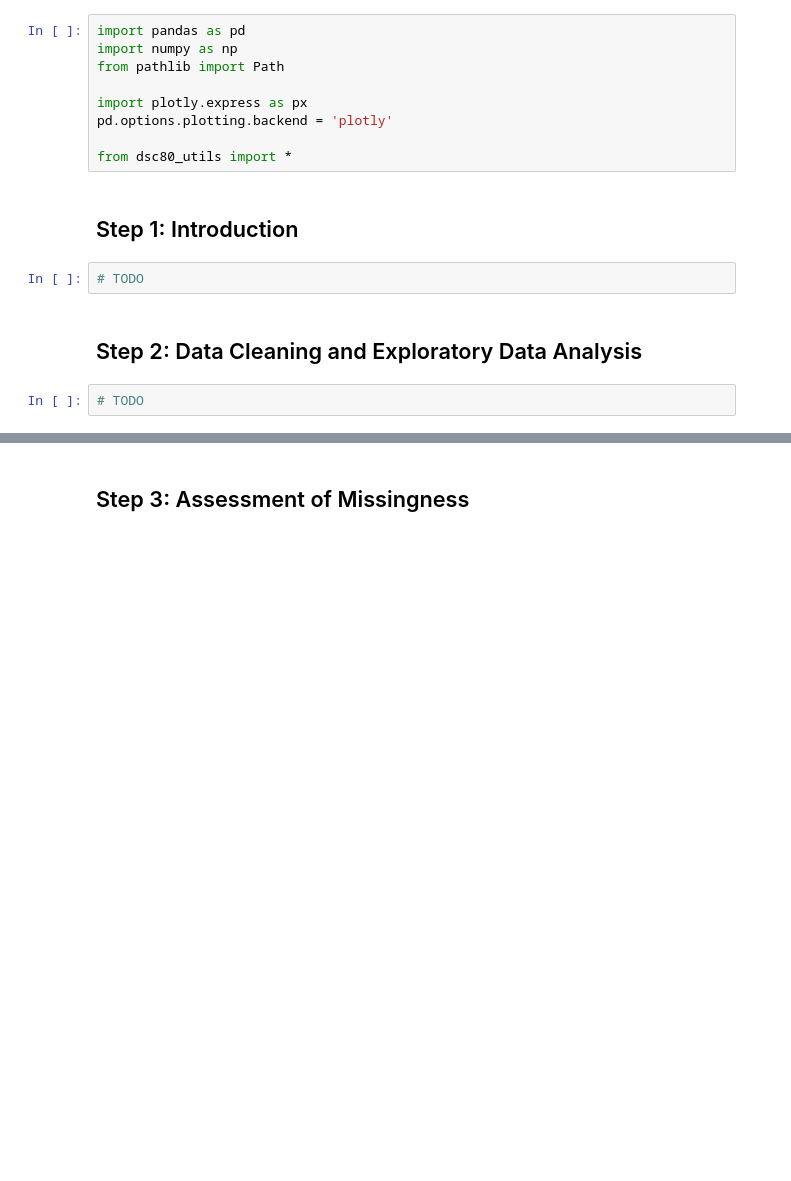
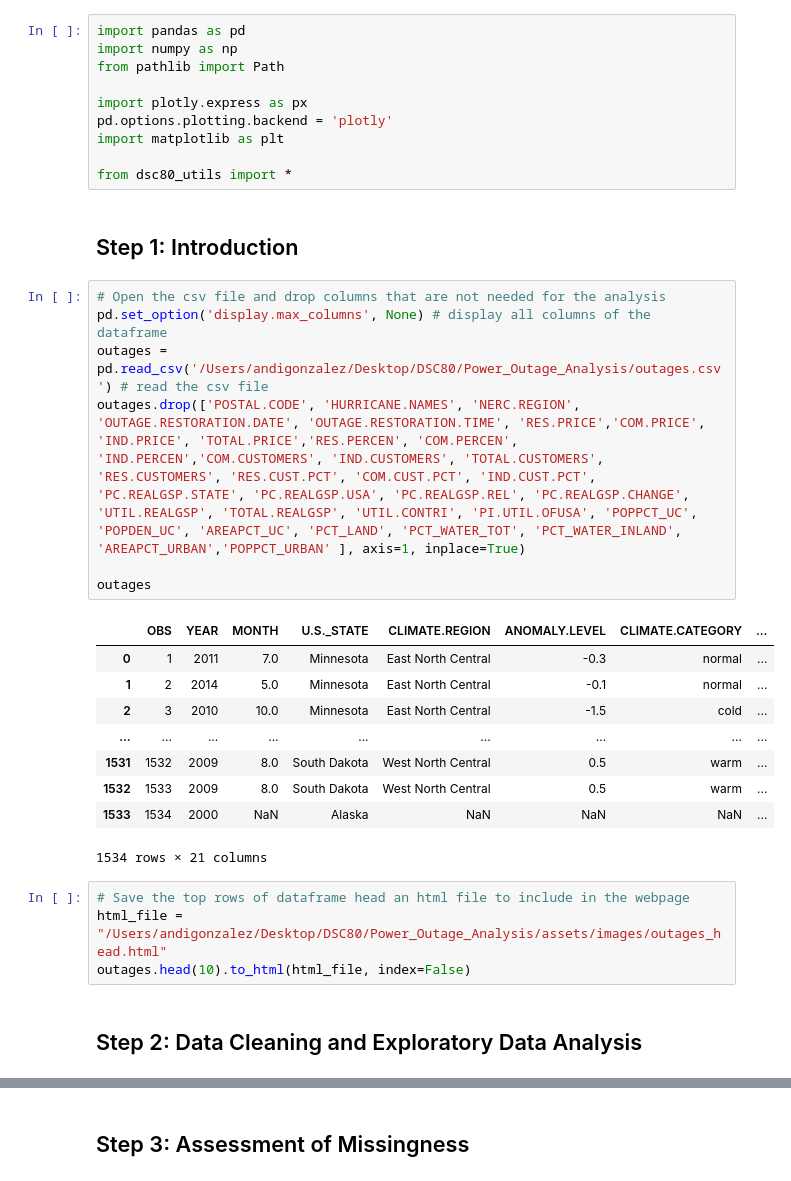
Before and after one commit to andiigonzalez/Power_Outage_Analysis, a Jupyter notebook: template.ipynb, the cells around one changed output, grey strips where cells are left out. Drawn from its saved outputs; the diff is of its cells as text; blank space fills up the shorter version.

```diff
--- a/template.ipynb
+++ b/template.ipynb
@@ -11,13 +11,31 @@ from pathlib import Path
 
 import plotly.express as px
 pd.options.plotting.backend = 'plotly'
+import matplotlib as plt
 
 from dsc80_utils import *
 # %% [markdown]
 ## Step 1: Introduction
-# %%
-# TODO
+# %%
+# Open the csv file and drop columns that are not needed for the analysis
+pd.set_option('display.max_columns', None) # display all columns of the dataframe
+outages = pd.read_csv('/Users/andigonzalez/Desktop/DSC80/Power_Outage_Analysis/outages.csv') # read the csv file
+outages.drop(['POSTAL.CODE', 'HURRICANE.NAMES', 'NERC.REGION', 'OUTAGE.RESTORATION.DATE', 'OUTAGE.RESTORATION.TIME', 'RES.PRICE','COM.PRICE', 'IND.PRICE', 'TOTAL.PRICE','RES.PERCEN', 'COM.PERCEN', 'IND.PERCEN','COM.CUSTOMERS', 'IND.CUSTOMERS', 'TOTAL.CUSTOMERS', 'RES.CUSTOMERS', 'RES.CUST.PCT', 'COM.CUST.PCT', 'IND.CUST.PCT', 'PC.REALGSP.STATE', 'PC.REALGSP.USA', 'PC.REALGSP.REL', 'PC.REALGSP.CHANGE', 'UTIL.REALGSP', 'TOTAL.REALGSP', 'UTIL.CONTRI', 'PI.UTIL.OFUSA', 'POPPCT_UC', 'POPDEN_UC', 'AREAPCT_UC', 'PCT_LAND', 'PCT_WATER_TOT', 'PCT_WATER_INLAND', 'AREAPCT_URBAN','POPPCT_URBAN' ], axis=1, inplace=True)
+
+outages
+# %% [output]
+|  | OBS | YEAR | MONTH | U.S._STATE | CLIMATE.REGION | ANOMALY.LEVEL | CLIMATE.CATEGORY | ... |
+| 0 | 1 | 2011 | 7.0 | Minnesota | East North Central | -0.3 | normal | ... |
+| 1 | 2 | 2014 | 5.0 | Minnesota | East North Central | -0.1 | normal | ... |
+| 2 | 3 | 2010 | 10.0 | Minnesota | East North Central | -1.5 | cold | ... |
+| ... | ... | ... | ... | ... | ... | ... | ... | ... |
+| 1531 | 1532 | 2009 | 8.0 | South Dakota | West North Central | 0.5 | warm | ... |
+| 1532 | 1533 | 2009 | 8.0 | South Dakota | West North Central | 0.5 | warm | ... |
+| 1533 | 1534 | 2000 | NaN | Alaska | NaN | NaN | NaN | ... |
+1534 rows × 21 columns
+# %%
+# Save the top rows of dataframe head an html file to include in the webpage
+html_file = "/Users/andigonzalez/Desktop/DSC80/Power_Outage_Analysis/assets/images/outages_head.html"
+outages.head(10).to_html(html_file, index=False)
 # %% [markdown]
 ## Step 2: Data Cleaning and Exploratory Data Analysis
-# %%
-# TODO
```
Also changed, not shown: parts of 6 cells of this notebook, 7 other files.
